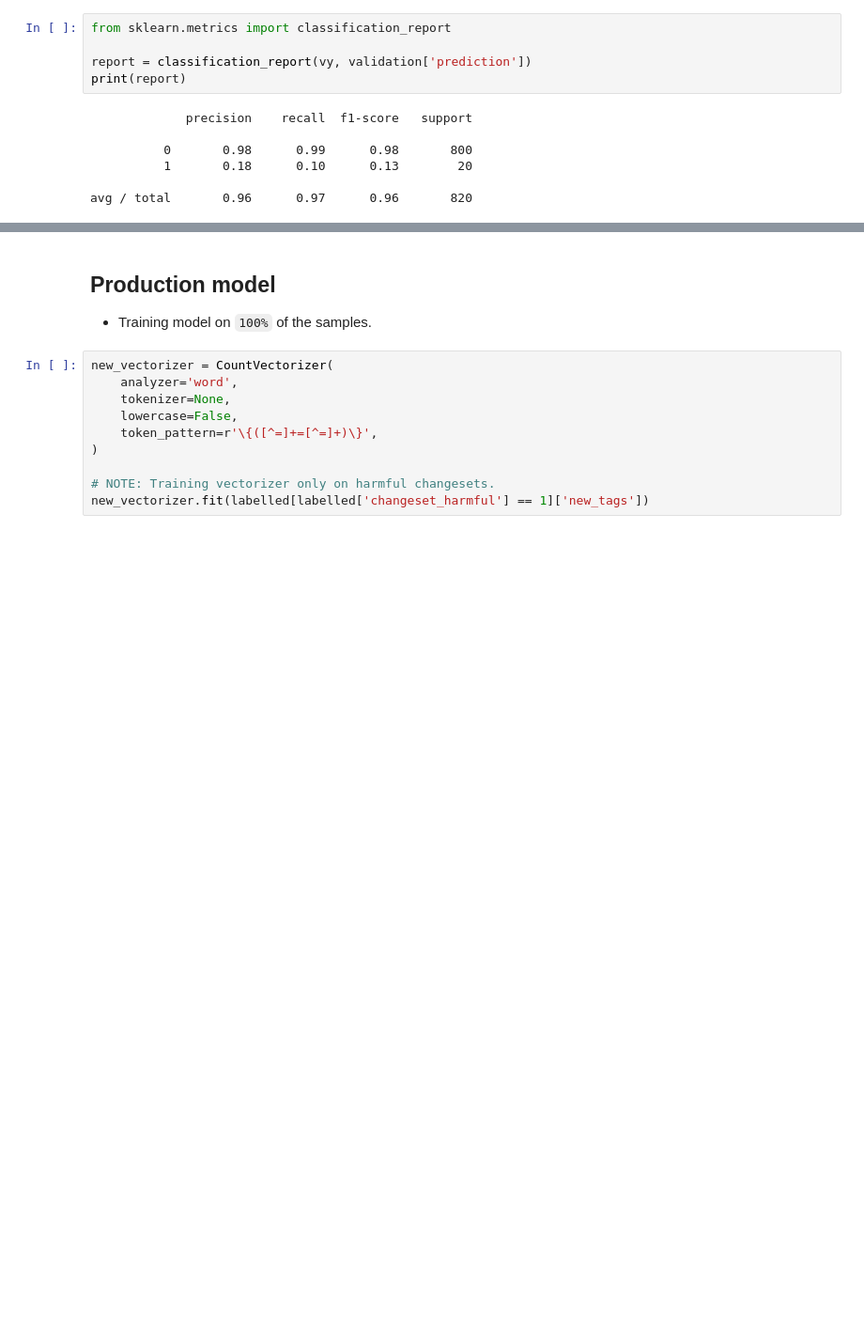
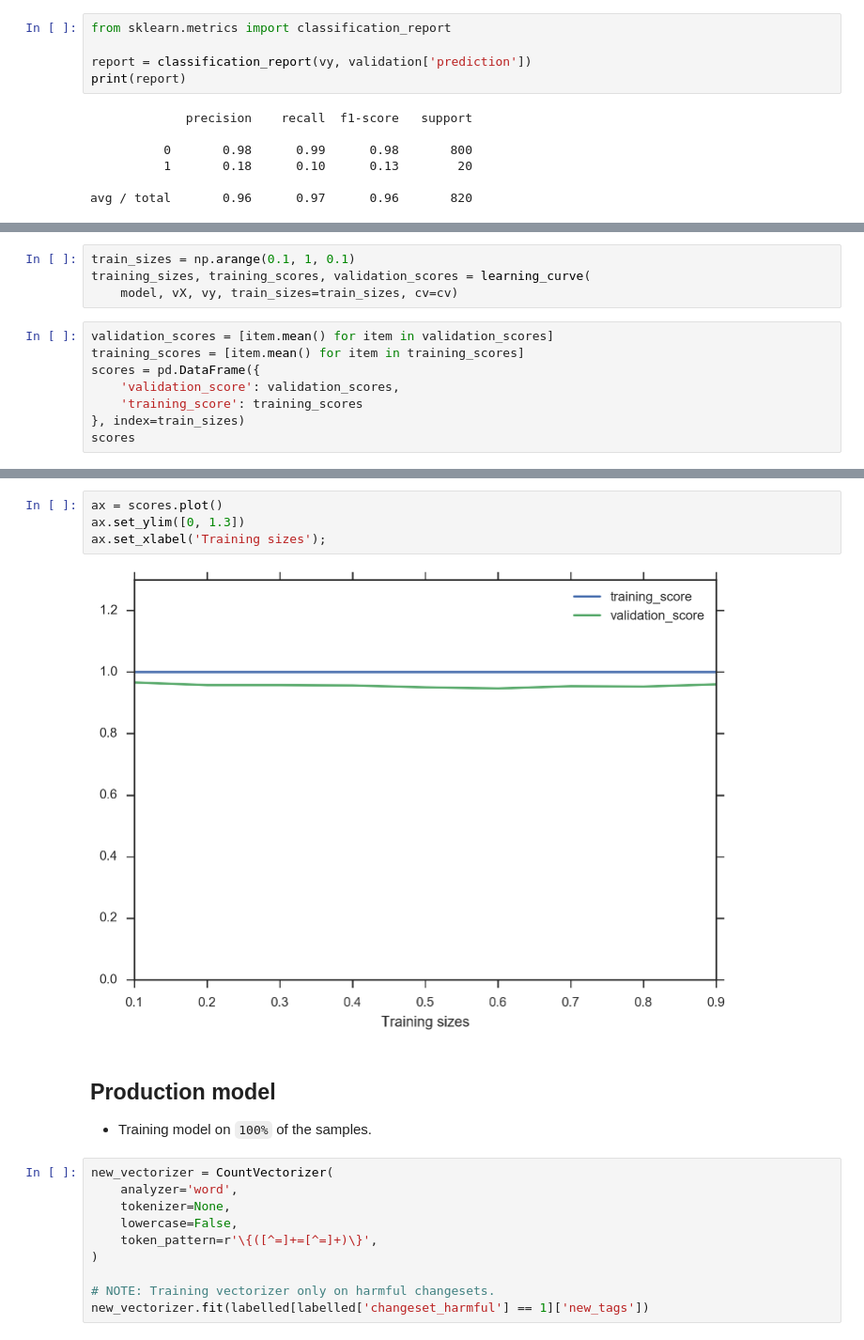
Before and after one commit to mapbox/gabbar, a Jupyter notebook: notebooks/highway_classifier.ipynb, the cells around one changed output, grey strips where cells are left out. Shown at 94% size. Cells and saved outputs as stored; diff of their text form; blank space fills up the shorter version.

Commit message:
Adding learning curve to both validation and production model

```diff
--- a/notebooks/highway_classifier.ipynb
+++ b/notebooks/highway_classifier.ipynb
@@ -447,3 +446,15 @@ print('F1 score on validation: {} ({})'.format(round(scores.mean(), 2), round(sc
 Precision on validation: 0.1 (0.3)
 Recall on validation: 0.05 (0.15)
 F1 score on validation: 0.07 (0.2)
+# %%
+train_sizes = np.arange(0.1, 1, 0.1)
+training_sizes, training_scores, validation_scores = learning_curve(
+    model, vX, vy, train_sizes=train_sizes, cv=cv)
+# %%
+validation_scores = [item.mean() for item in validation_scores]
+training_scores = [item.mean() for item in training_scores]
+scores = pd.DataFrame({
+    'validation_score': validation_scores,
+    'training_score': training_scores
+}, index=train_sizes)
+scores
@@ -450,3 +484,9 @@ F1 score on validation: 0.07 (0.2)
+# %%
+ax = scores.plot()
+ax.set_ylim([0, 1.3])
+ax.set_xlabel('Training sizes');
+# %% [output]
+[figure, added]
 # %% [markdown]
 ## Production model
 - Training model on `100%` of the samples.
```
Also changed, not shown: parts of 10 cells of this notebook.
